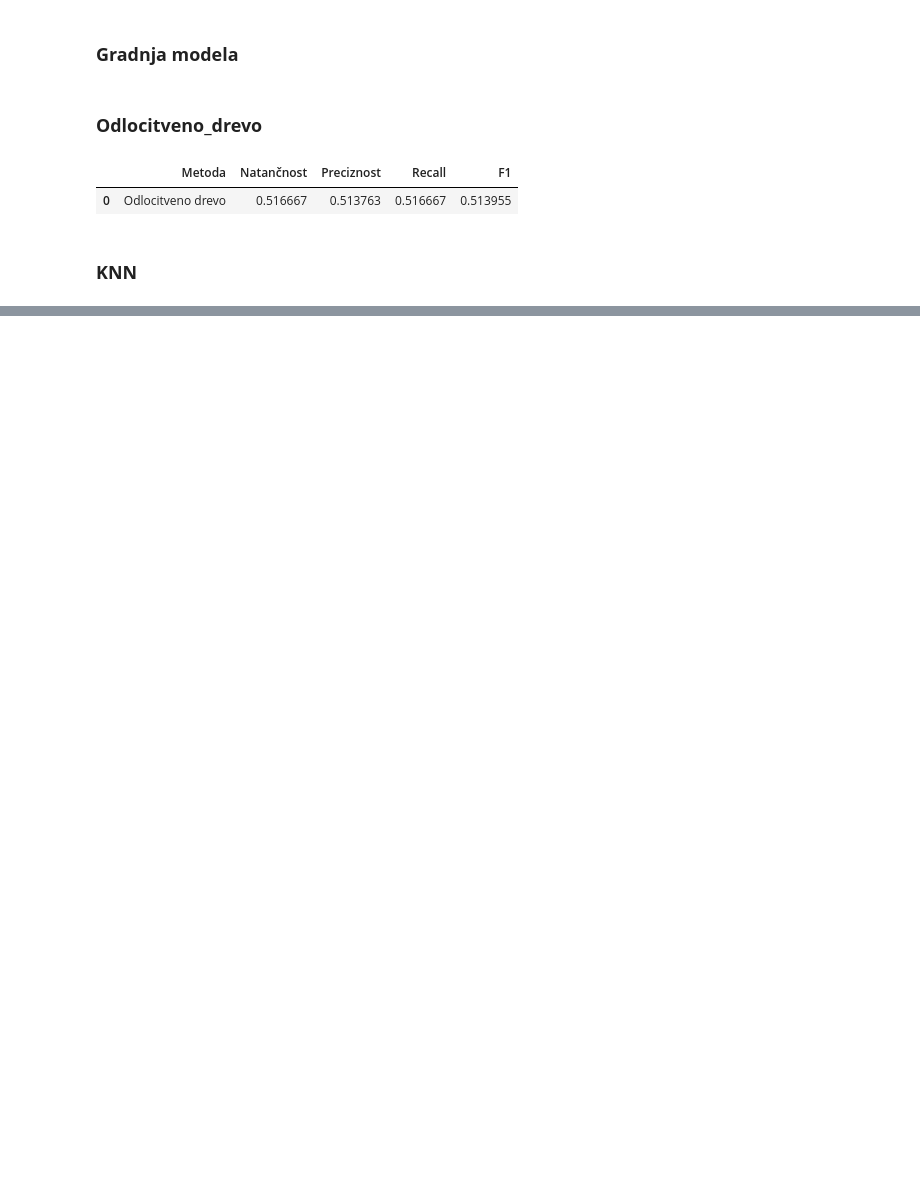
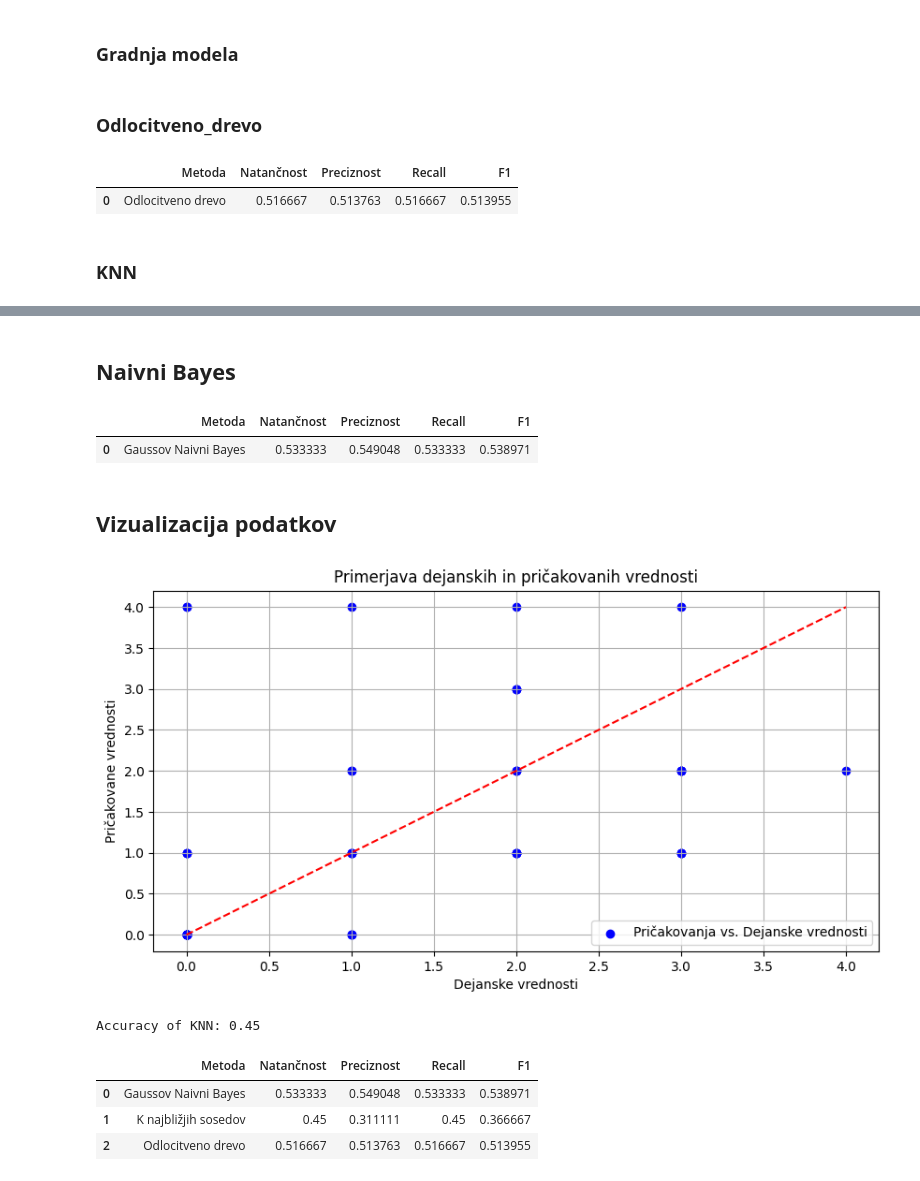
Before and after one commit to alenpihler11/Data, a Jupyter notebook: SO_Projektna.ipynb, the cells around one changed output, grey strips where cells are left out. Cells and saved outputs as stored; diff of their text form; code cells hidden in the pictures; blank space fills up the shorter version.

```diff
--- a/SO_Projektna.ipynb
+++ b/SO_Projektna.ipynb
@@ -218,0 +283,70 @@ result
+# %% [markdown]
+## **Naivni Bayes**
+# %%
+
+from sklearn.naive_bayes import GaussianNB
+from sklearn.metrics import accuracy_score, precision_score, recall_score, f1_score
+import pandas as pd
+
+
+gnb = GaussianNB()
+
+
+gnb.fit(x_train, y_train)
+
+
+gnb_pred = gnb.predict(x_test)
+
+
+accuracy = accuracy_score(y_test, gnb_pred)
+precision = precision_score(y_test, gnb_pred, average="weighted")
+recall = recall_score(y_test, gnb_pred, average="weighted")
+f1 = f1_score(y_test, gnb_pred, average="weighted")
+
+
+bay_result = pd.DataFrame(['Gaussov Naivni Bayes', accuracy, precision, recall, f1]).transpose()
+bay_result.columns = ['Metoda', 'Natančnost', 'Preciznost', 'Recall', 'F1']
+
+
+bay_result
+# %% [output]
+|  | Metoda | Natančnost | Preciznost | Recall | F1 |
+| 0 | Gaussov Naivni Bayes | 0.533333 | 0.549048 | 0.533333 | 0.538971 |
+# %% [markdown]
+## **Vizualizacija podatkov**
+# %%
+import matplotlib.pyplot as plt
+from sklearn.neighbors import KNeighborsClassifier
+from sklearn.metrics import accuracy_score, precision_score, recall_score, f1_score
+import pandas as pd
+
+
+
+
+
+plt.figure(figsize=(10, 5))
+plt.scatter(x=y_test, y=gnb_pred, alpha=1, c='blue', label='Pričakovanja vs. Dejanske vrednosti')
+plt.title('Primerjava dejanskih in pričakovanih vrednosti')
+plt.xlabel('Dejanske vrednosti')
+plt.ylabel('Pričakovane vrednosti')
+plt.plot([min(y_test), max(y_test)], [min(y_test), max(y_test)], color='red', linestyle='--')
+plt.legend()
+plt.grid(True)
+plt.show()
+
+
+print("Accuracy of KNN:", accuracy_score(y_test, knn_pred))
+# %% [output]
+[figure, added]
+Accuracy of KNN: 0.45
+# %%
+all_results = pd.concat([bay_result, knn_result, dtc_result])
+all_results.columns = ['Metoda', 'Natančnost', 'Preciznost', 'Recall', 'F1']
+
+
+all_results.reset_index(drop=True)
+# %% [output]
+|  | Metoda | Natančnost | Preciznost | Recall | F1 |
+| 0 | Gaussov Naivni Bayes | 0.533333 | 0.549048 | 0.533333 | 0.538971 |
+| 1 | K najbližjih sosedov | 0.45 | 0.311111 | 0.45 | 0.366667 |
+| 2 | Odlocitveno drevo | 0.516667 | 0.513763 | 0.516667 | 0.513955 |
```
Also changed, not shown: parts of 5 cells of this notebook.
